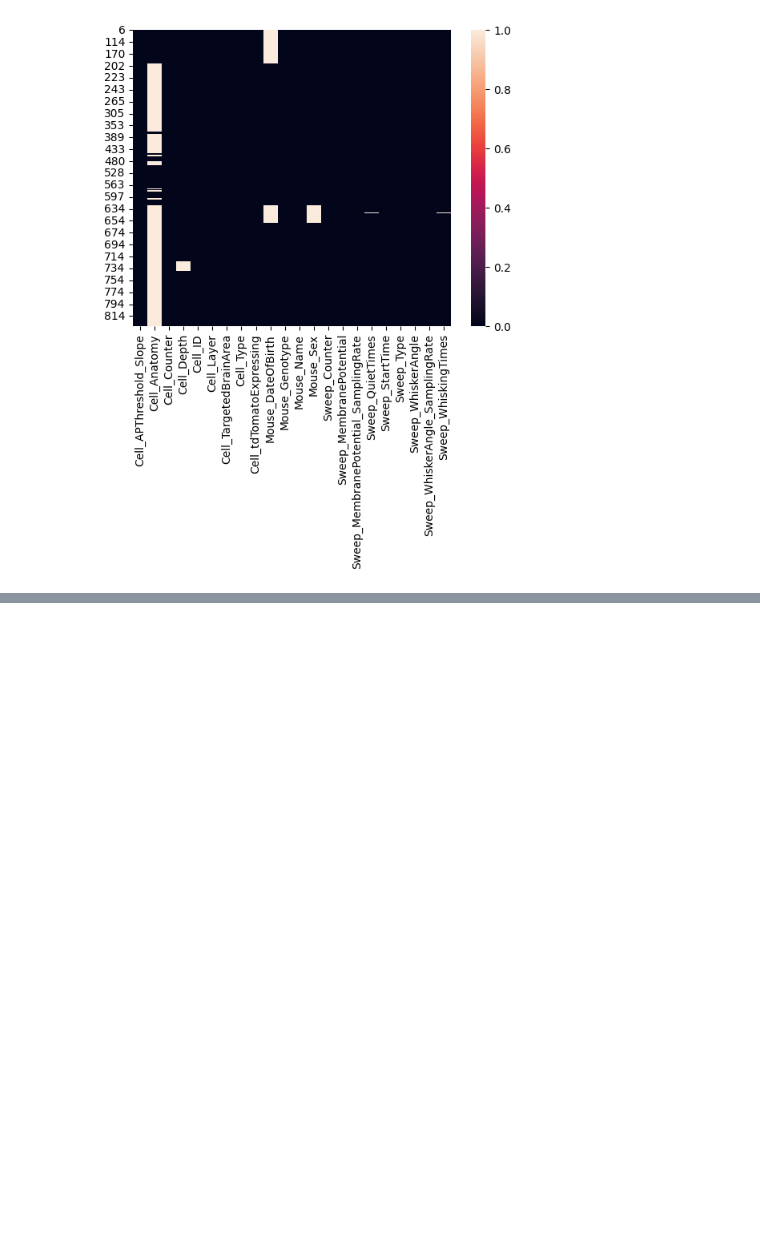
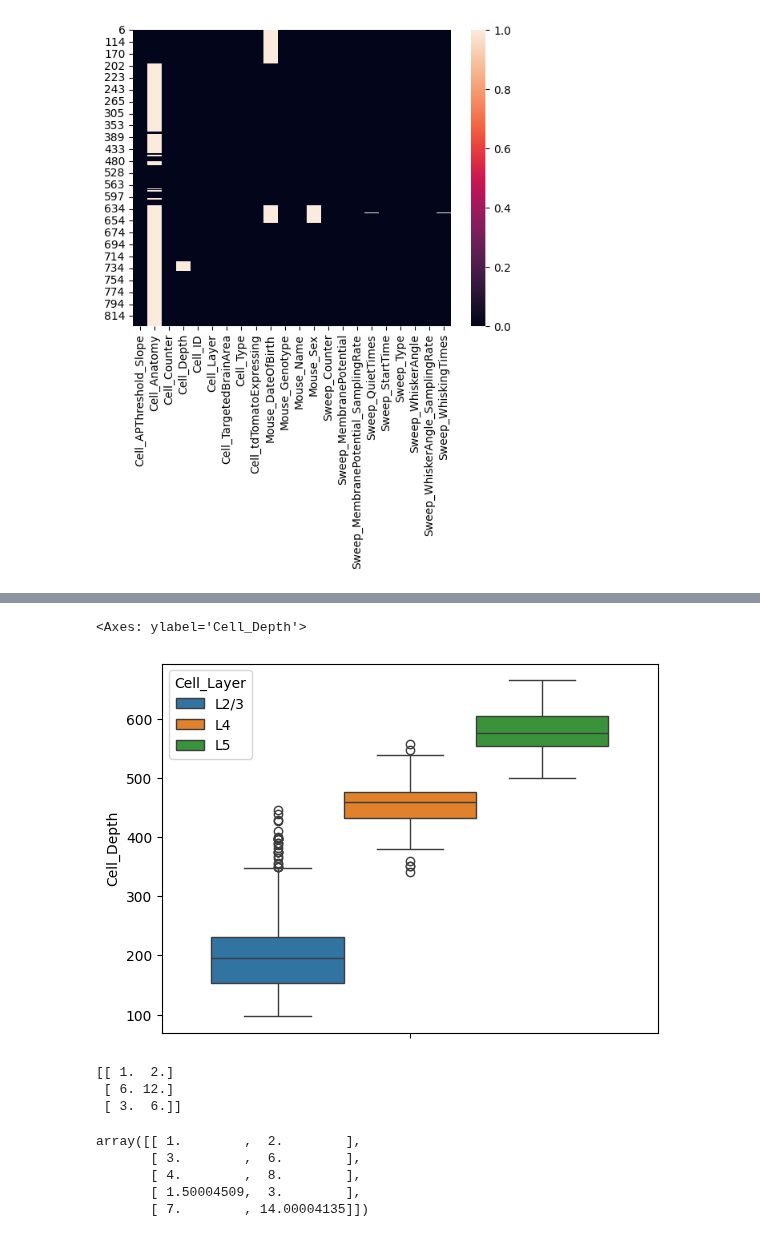
Before and after one commit to mariscoglio/bio482_cell_classifier, a Jupyter notebook: pca.ipynb, the cells around one changed output, grey strips where cells are left out. Saved outputs shown, nothing was run; the diff lists cells and outputs as text; code cells hidden in the pictures; blank space fills up the shorter version.

```diff
--- a/pca.ipynb
+++ b/pca.ipynb
@@ -132,0 +138,30 @@ pca = PCA()
+# %%
+sns.boxplot(
+    data=data_free_whisking_preprocessed,
+    y="Cell_Depth",
+    hue="Cell_Layer"
+)
+# %% [output]
+<Axes: ylabel='Cell_Depth'>
+[figure, added]
+# %%
+import numpy as np
+from sklearn.experimental import enable_iterative_imputer
+from sklearn.impute import IterativeImputer
+imp = IterativeImputer(max_iter=10, random_state=0)
+imp.fit([[1, 2], [3, 6], [4, 8], [np.nan, 3], [7, np.nan]])
+X_test = [[np.nan, 2], [6, np.nan], [np.nan, 6]]
+# the model learns that the second feature is double the first
+print(np.round(imp.transform(X_test)))
+# %% [output]
+[[ 1.  2.]
+ [ 6. 12.]
+ [ 3.  6.]]
+# %%
+imp.fit_transform([[1, 2], [3, 6], [4, 8], [np.nan, 3], [7, np.nan]])
+# %% [output]
+array([[ 1.        ,  2.        ],
+       [ 3.        ,  6.        ],
+       [ 4.        ,  8.        ],
+       [ 1.50004509,  3.        ],
+       [ 7.        , 14.00004135]])
```
Also changed, not shown: parts of 14 cells of this notebook, 1 other file.
